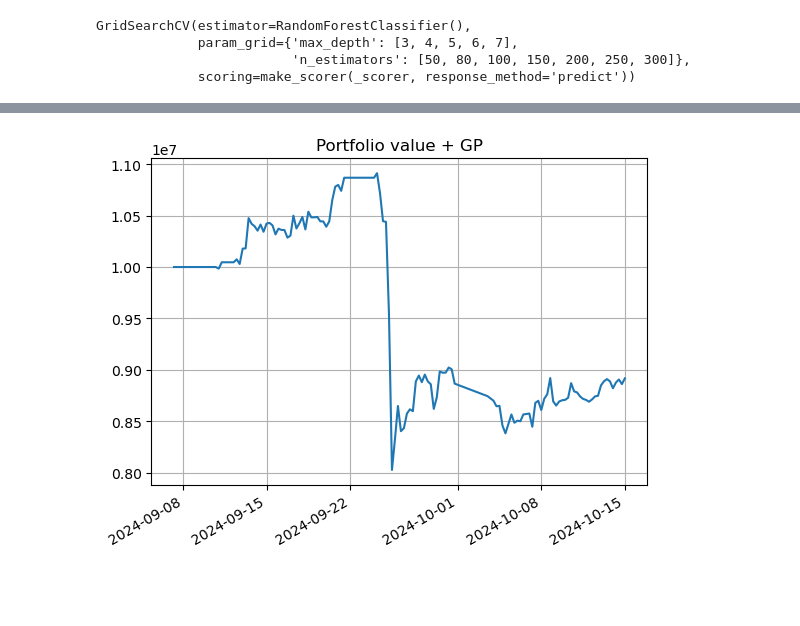
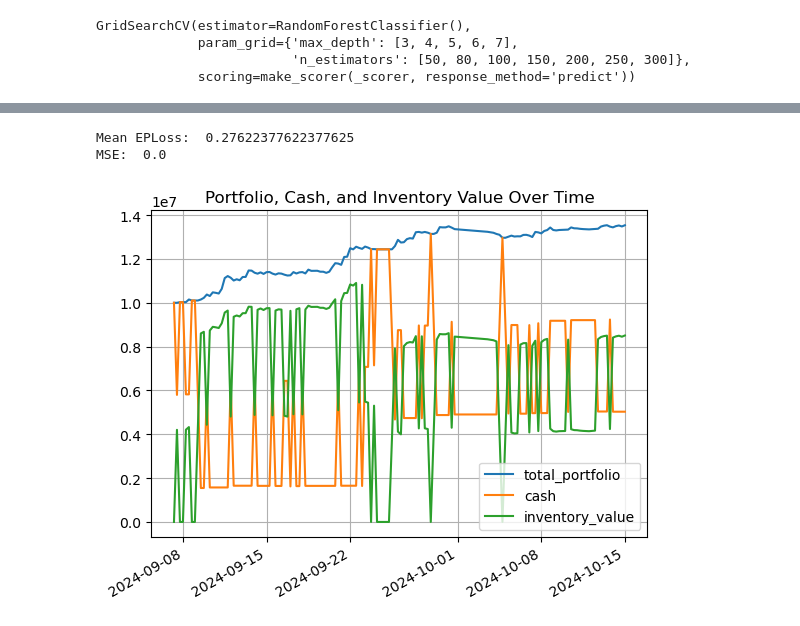
Before and after one commit to codyjcao/osrs-ge, a Jupyter notebook: osrs_ML_forecasting.ipynb, the cells around one changed output, grey strips where cells are left out. Drawn from its saved outputs; the diff is of its cells as text; code cells hidden in the pictures; blank space fills up the shorter version.

Commit message:
Added backtesting with exponentially weighted sample weights for the random forest classifier, added second-degree terms with feature selection + custom sample weights

```diff
--- a/osrs_ML_forecasting.ipynb
+++ b/osrs_ML_forecasting.ipynb
@@ -380,0 +380,11 @@ print(trading_results['lin_reg'].tail(1))
+# %%
+df_copy = DF[feature_subset]
+lr_test_res = osrs_GE.iterative_testing(df_copy,'simpRet_y',model=LinearRegression(),start_point = train_length)
+
+lr_test_res['signal'] = 1.0*(lr_test_res['predicted']>q_b) - (lr_test_res['predicted'] < q_s)
+lr_test_res = lr_test_res.join(df['VWAP']).rename({'VWAP':'VWAP_trade'},axis=1)
+
+trading_results['lin_reg_test'] = osrs_GE.trading_strategy_pnler(lr_test_res,max_allowable=2,start_stack = 10e6)
+print(trading_results['lin_reg_test'].iloc[-1])
+
+#lr = osrs_GE.iterative_testing(df_copy,'simpRet_y',model=LinearRegression(),start_point = 10)
@@ -380,0 +397,6 @@ print(trading_results['lin_reg'].tail(1))
+# %%
+lr2_test_res['signal'] = 1.0*(lr2_test_res['predicted'] > q_b) - (lr_train_res['predicted']<q_s)
+lr2_test_res = lr2_test_res.join(df['VWAP']).rename({'VWAP':'VWAP_trade'},axis=1)
+# %%
+trading_results['lin_reg2'] = osrs_GE.trading_strategy_pnler(lr2_test_res,max_allowable=2,start_stack = 10e6)
+print(trading_results['lin_reg2'].tail(1))
@@ -451,8 +441,7 @@ ARIMA MSE:  0.0004987982132509081
 arima_test_res = arima_test['ret_df']
 
 arima_test_res['signal'] = 1.0*(arima_test_res['Pred']>q_b) - (arima_test_res['Pred'] < q_s)
-arima_test_res = arima_test_res.join(df['VWAP'])
-arima_test_res = arima_test_res.rename({'VWAP':'VWAP_trade'},axis=1)
+arima_test_res = arima_test_res.join(df['VWAP']).rename({'VWAP':'VWAP_trade'},axis=1)
 # %%
 trading_results['arima_test_({0},{1},{2})'.format(p,d,q)] = osrs_GE.trading_strategy_pnler(arima_test_res,max_allowable=2,start_stack = 10e6)
 print(trading_results['arima_test_({0},{1},{2})'.format(p,d,q)].iloc[-1])
@@ -546,9 +537,23 @@ MSE:  0.7202797202797203
 # %%
-rfc_signal_df_te = rfc_te_preds.join(df['VWAP']).rename({'VWAP':'VWAP_trade','predicted':'signal'},axis=1)
+rfc2 = RandomForestClassifier(n_estimators = rfc_cv.best_params_['n_estimators'],
+                                   max_depth = rfc_cv.best_params_['max_depth'],
+                                   random_state = 8)
 
-trading_results['rfc_test'] = osrs_GE.trading_strategy_pnler(rfc_signal_df_te,max_allowable=2,start_stack = 10e6)
+X = df_tr2.drop('signal_y',axis=1).values
+y = df_tr2['signal_y'].values
+
+rfc2.fit(X,y,sample_weight=osrs_GE.generate_sample_weights(X.shape[0],0.8))
+
+rfc_te_preds2 = osrs_GE.iterative_testing(df_te[df_tr2.columns],y_col='signal_y',model=rfc2,
+                                 start_point = df_tr2.shape[0],plot=False,decay_weight = 0.8)
+
+rfc_signal_df_te2 = rfc_te_preds2.join(df['VWAP']).rename({'VWAP':'VWAP_trade','predicted':'signal'},axis=1)
+
+trading_results['rfc_test2'] = osrs_GE.trading_strategy_pnler(rfc_signal_df_te2,max_allowable=2,start_stack = 10e6)
 # %% [output]
+Mean EPLoss:  0.27622377622377625
+MSE:  0.0
-[figure, old version]
+[figure, new version]
 # %%
 print(confusion_matrix(rfc_te_preds['observed'],
                        rfc_te_preds['predicted'],
```
Also changed, not shown: parts of 25 cells of this notebook.
